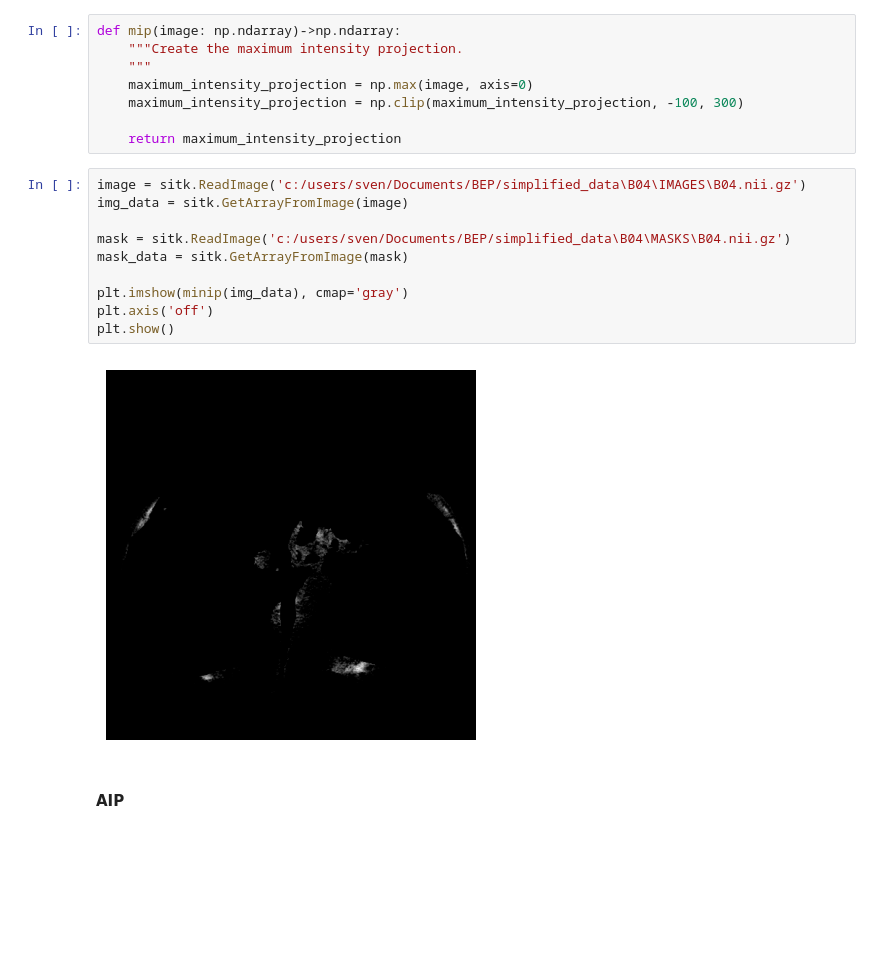
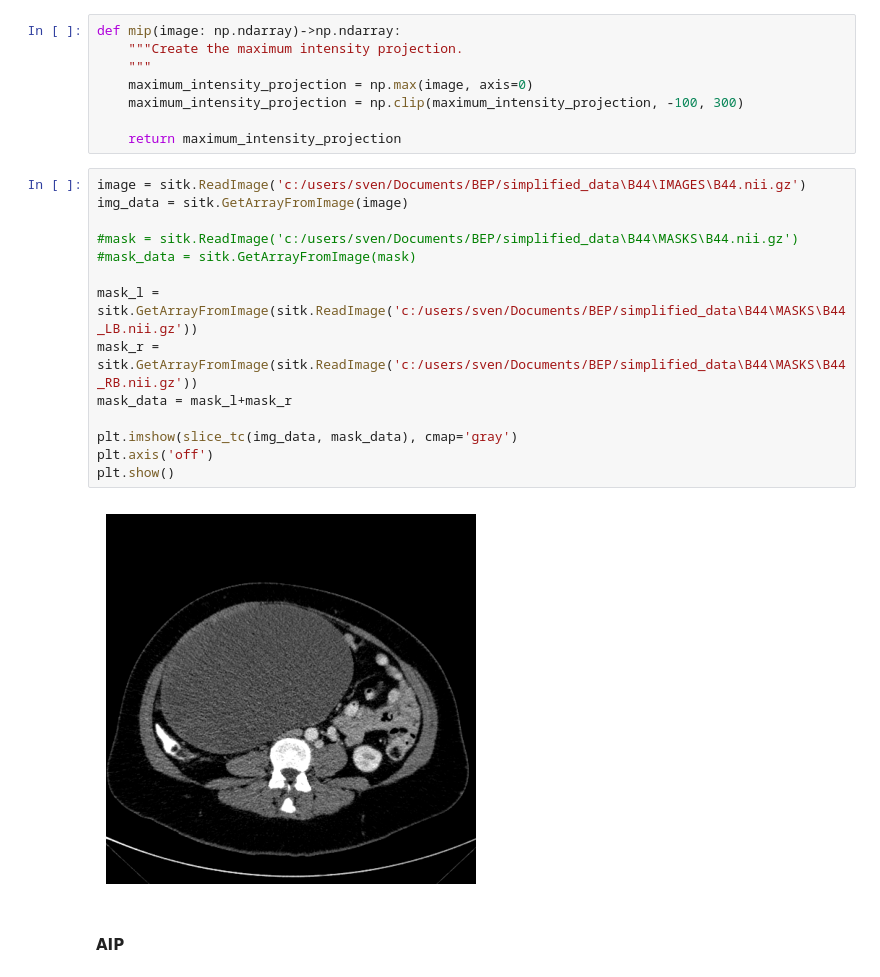
Before and after one commit to svenbbsp/BEP_sbierenbroodspot_1334859, a Jupyter notebook: Technical_research/input_config.ipynb, the cells around one changed output. Saved outputs shown, nothing was run; the diff lists cells and outputs as text; blank space fills up the shorter version.

```diff
--- a/Technical_research/input_config.ipynb
+++ b/Technical_research/input_config.ipynb
@@ -27,17 +28,21 @@ def mip(image: np.ndarray)->np.ndarray:
 
     return maximum_intensity_projection
 # %%
-image = sitk.ReadImage('c:/users/sven/Documents/BEP/simplified_data\B04\IMAGES\B04.nii.gz')
+image = sitk.ReadImage('c:/users/sven/Documents/BEP/simplified_data\B44\IMAGES\B44.nii.gz')
 img_data = sitk.GetArrayFromImage(image)
 
-mask = sitk.ReadImage('c:/users/sven/Documents/BEP/simplified_data\B04\MASKS\B04.nii.gz')
-mask_data = sitk.GetArrayFromImage(mask)
+#mask = sitk.ReadImage('c:/users/sven/Documents/BEP/simplified_data\B44\MASKS\B44.nii.gz')
+#mask_data = sitk.GetArrayFromImage(mask)
 
-plt.imshow(minip(img_data), cmap='gray')
+mask_l = sitk.GetArrayFromImage(sitk.ReadImage('c:/users/sven/Documents/BEP/simplified_data\B44\MASKS\B44_LB.nii.gz'))
+mask_r = sitk.GetArrayFromImage(sitk.ReadImage('c:/users/sven/Documents/BEP/simplified_data\B44\MASKS\B44_RB.nii.gz'))
+mask_data = mask_l+mask_r
+
+plt.imshow(slice_tc(img_data, mask_data), cmap='gray')
 plt.axis('off')
 plt.show()
 # %% [output]
-[figure, old version]
+[figure, new version]
 # %% [markdown]
 #### AIP
 # %%
```
Also changed, not shown: parts of 8 cells of this notebook, 9 other files.
